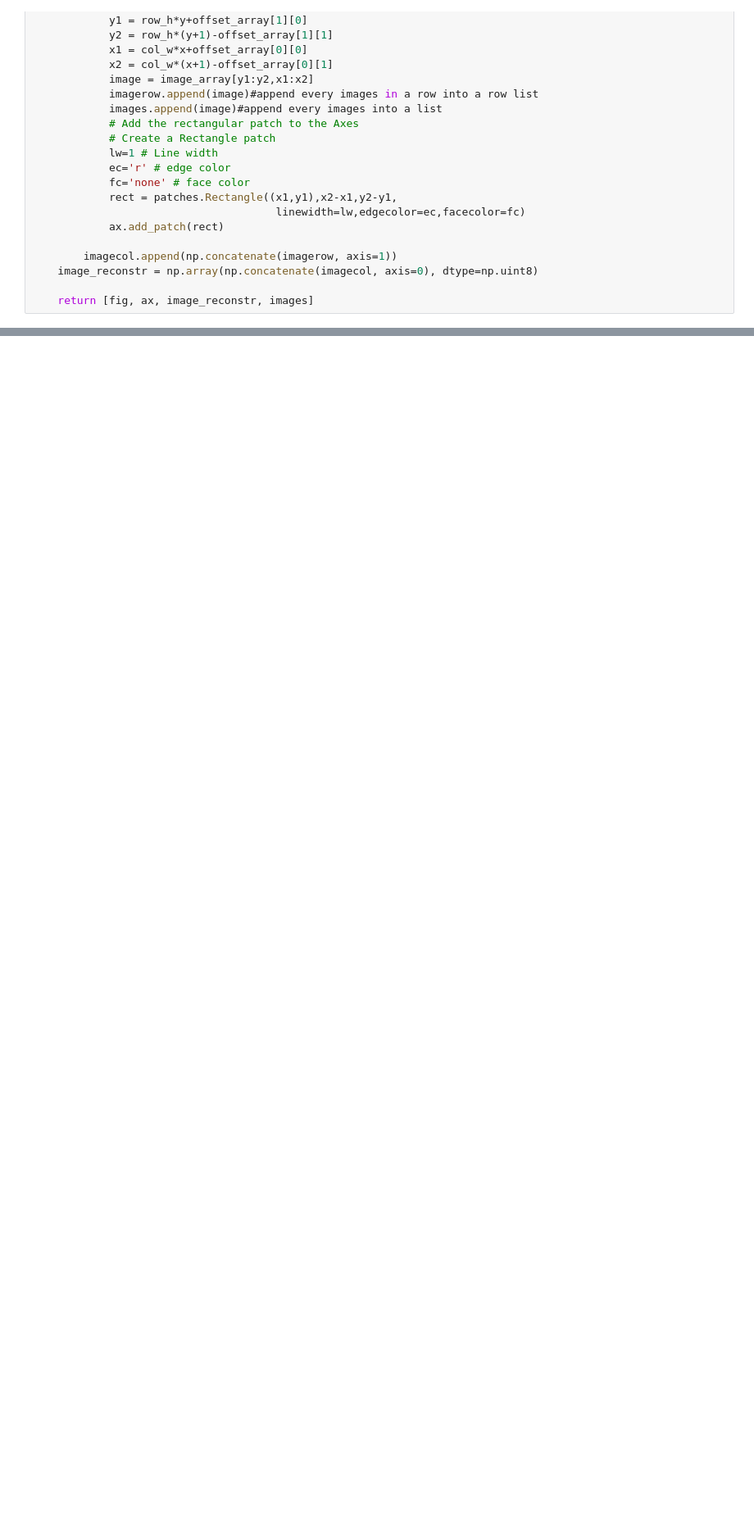
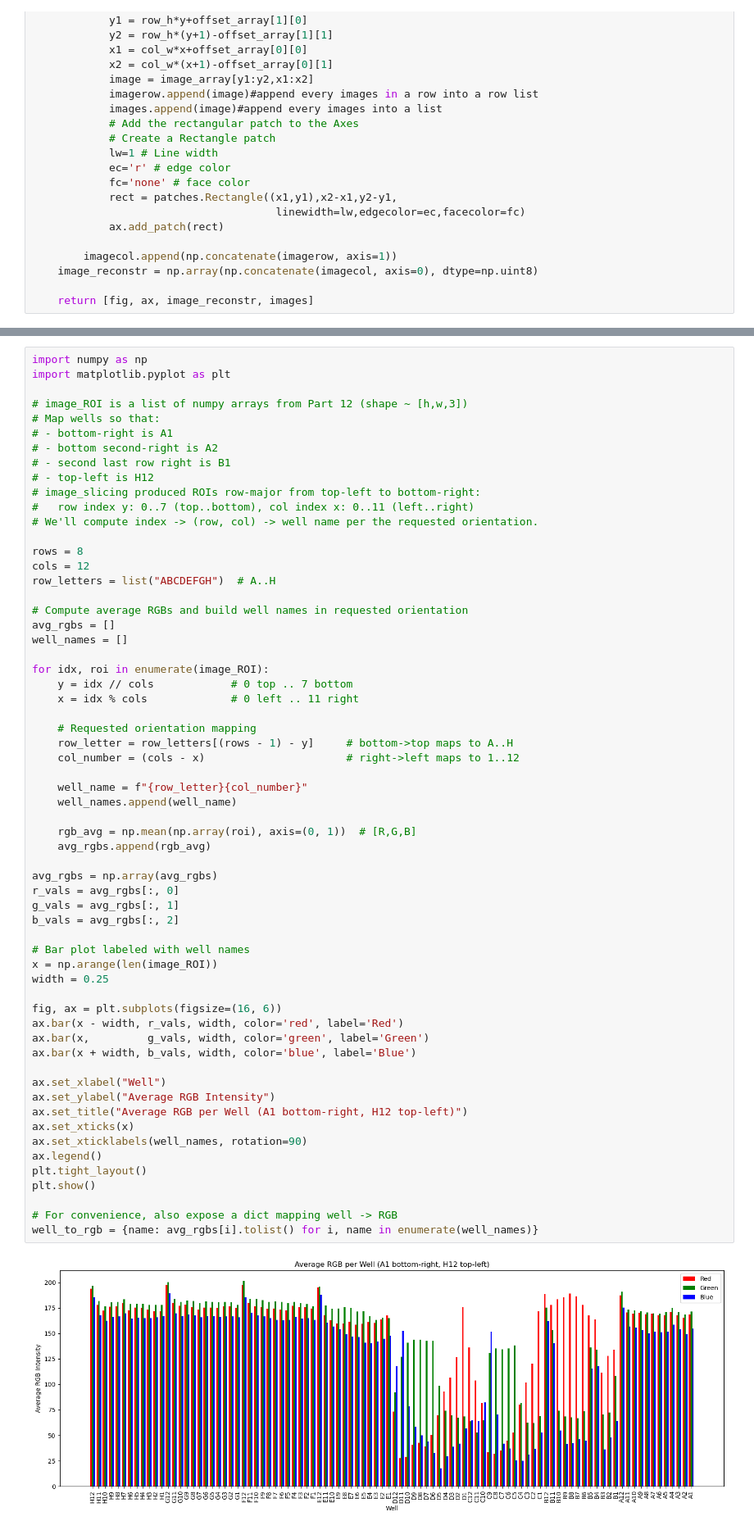
Before and after one commit to dannyzekunren/MS4671, a Jupyter notebook: HTTP with Image processing NTU_final.ipynb, the cells around one changed output, grey strips where cells are left out. Shown at 82% size. Drawn from its saved outputs; the diff is of its cells as text; blank space fills up the shorter version.

```diff
--- a/HTTP with Image processing NTU_final.ipynb
+++ b/HTTP with Image processing NTU_final.ipynb
@@ -781,3 +537,66 @@ ROI 96 Average RGB: [236. 238. 237.]
+# %%
+import numpy as np
+import matplotlib.pyplot as plt
+
+# image_ROI is a list of numpy arrays from Part 12 (shape ~ [h,w,3])
+# Map wells so that:
+# - bottom-right is A1
+# - bottom second-right is A2
+# - second last row right is B1
+# - top-left is H12
+# image_slicing produced ROIs row-major from top-left to bottom-right:
+#   row index y: 0..7 (top..bottom), col index x: 0..11 (left..right)
+# We'll compute index -> (row, col) -> well name per the requested orientation.
+
+rows = 8
+cols = 12
+row_letters = list("ABCDEFGH")  # A..H
+
+# Compute average RGBs and build well names in requested orientation
+avg_rgbs = []
+well_names = []
+
+for idx, roi in enumerate(image_ROI):
+    y = idx // cols            # 0 top .. 7 bottom
+    x = idx % cols             # 0 left .. 11 right
+
+    # Requested orientation mapping
+    row_letter = row_letters[(rows - 1) - y]     # bottom->top maps to A..H
+    col_number = (cols - x)                      # right->left maps to 1..12
+
+    well_name = f"{row_letter}{col_number}"
+    well_names.append(well_name)
+
+    rgb_avg = np.mean(np.array(roi), axis=(0, 1))  # [R,G,B]
+    avg_rgbs.append(rgb_avg)
+
+avg_rgbs = np.array(avg_rgbs)
+r_vals = avg_rgbs[:, 0]
+g_vals = avg_rgbs[:, 1]
+b_vals = avg_rgbs[:, 2]
+
+# Bar plot labeled with well names
+x = np.arange(len(image_ROI))
+width = 0.25
+
+fig, ax = plt.subplots(figsize=(16, 6))
+ax.bar(x - width, r_vals, width, color='red', label='Red')
+ax.bar(x,         g_vals, width, color='green', label='Green')
+ax.bar(x + width, b_vals, width, color='blue', label='Blue')
+
+ax.set_xlabel("Well")
+ax.set_ylabel("Average RGB Intensity")
+ax.set_title("Average RGB per Well (A1 bottom-right, H12 top-left)")
+ax.set_xticks(x)
+ax.set_xticklabels(well_names, rotation=90)
+ax.legend()
+plt.tight_layout()
+plt.show()
+
+# For convenience, also expose a dict mapping well -> RGB
+well_to_rgb = {name: avg_rgbs[i].tolist() for i, name in enumerate(well_names)}
+# %% [output]
+[figure, added]
 # %%
 import matplotlib.pyplot as plt
 import numpy as np
```
Also changed, not shown: parts of 21 cells of this notebook, 6 other files.
